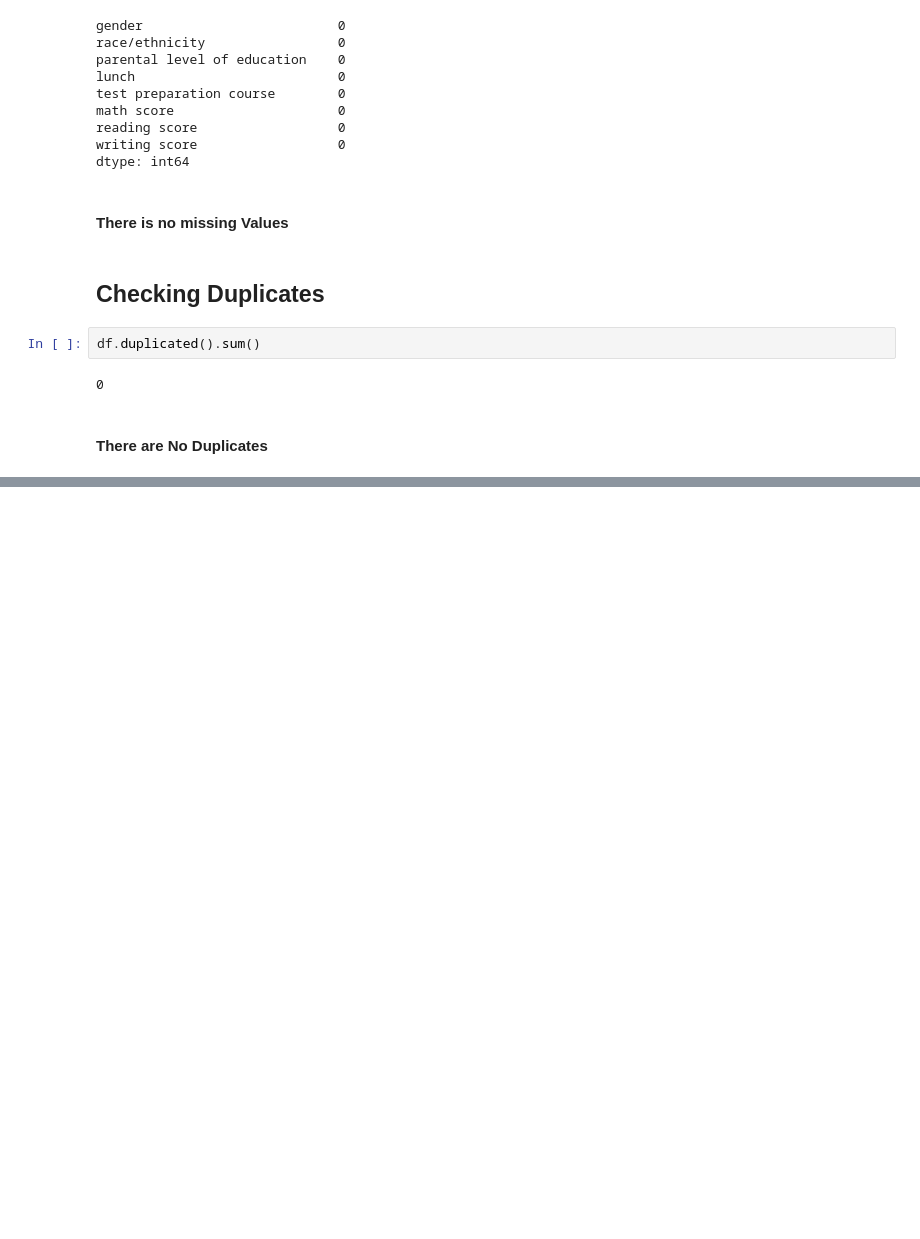
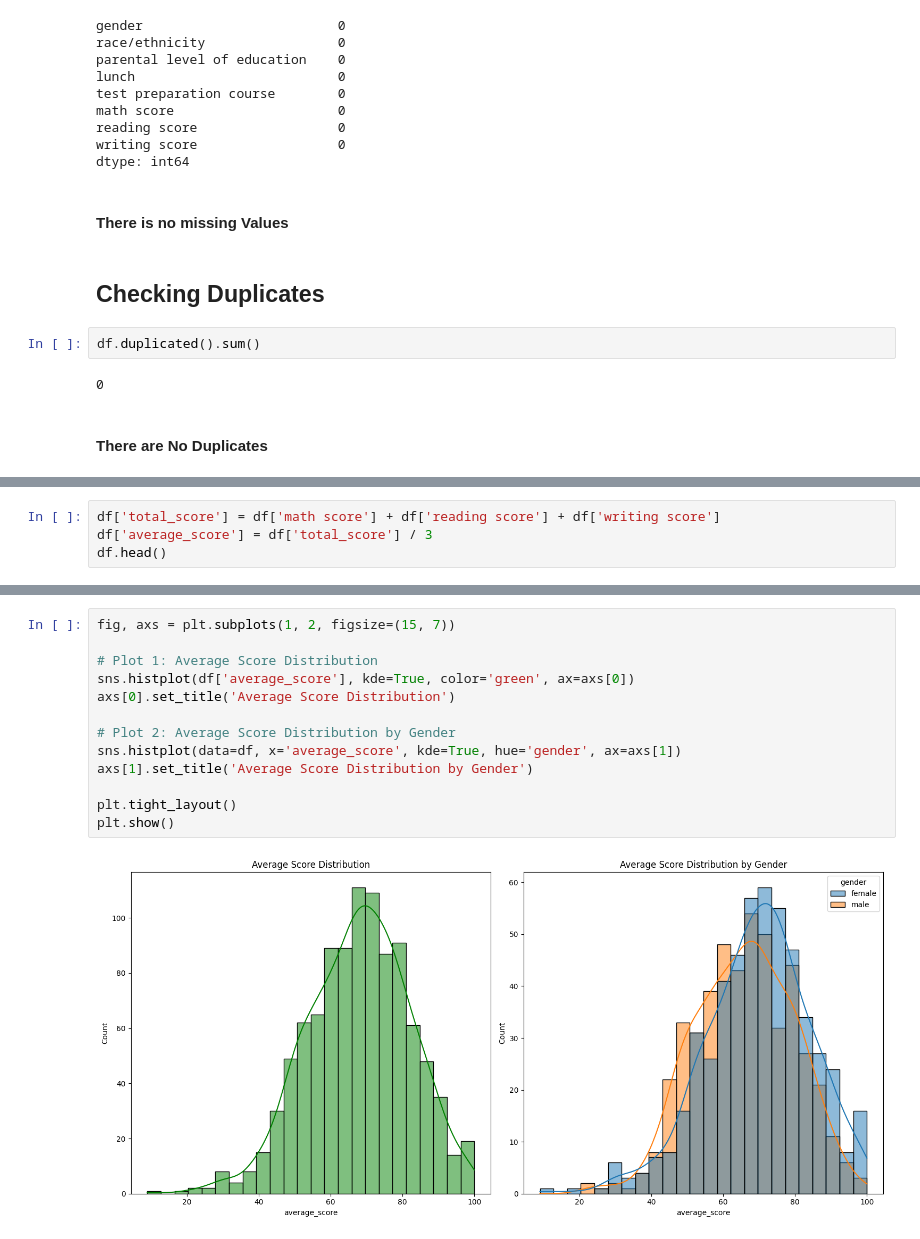
Before and after one commit to aayushdebugging/Student-Performance---An-End-to-End-Machine-Learning-Project, a Jupyter notebook: notebook/EDA STUDENT PERFORMANCE .ipynb, the cells around one changed output, grey strips where cells are left out. Cells and saved outputs as stored; diff of their text form; blank space fills up the shorter version.

```diff
--- a/notebook/EDA STUDENT PERFORMANCE .ipynb
+++ b/notebook/EDA STUDENT PERFORMANCE .ipynb
@@ -43,0 +127,4 @@ df.duplicated().sum()
+# %%
+df['total_score'] = df['math score'] + df['reading score'] + df['writing score']
+df['average_score'] = df['total_score'] / 3
+df.head()
@@ -43,0 +162,15 @@ df.duplicated().sum()
+# %%
+fig, axs = plt.subplots(1, 2, figsize=(15, 7))
+
+# Plot 1: Average Score Distribution
+sns.histplot(df['average_score'], kde=True, color='green', ax=axs[0])
+axs[0].set_title('Average Score Distribution')
+
+# Plot 2: Average Score Distribution by Gender
+sns.histplot(data=df, x='average_score', kde=True, hue='gender', ax=axs[1])
+axs[1].set_title('Average Score Distribution by Gender')
+
+plt.tight_layout()
+plt.show()
+# %% [output]
+[figure, added]
```
Also changed, not shown: parts of 11 cells of this notebook, 6 other files.
